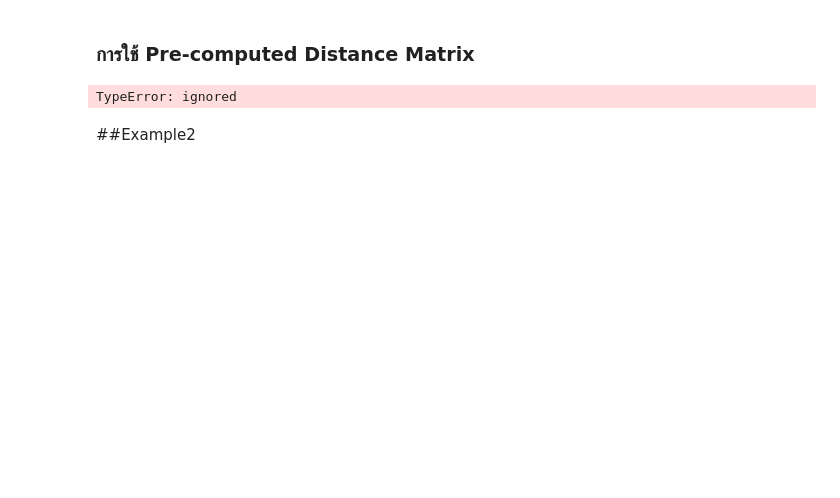
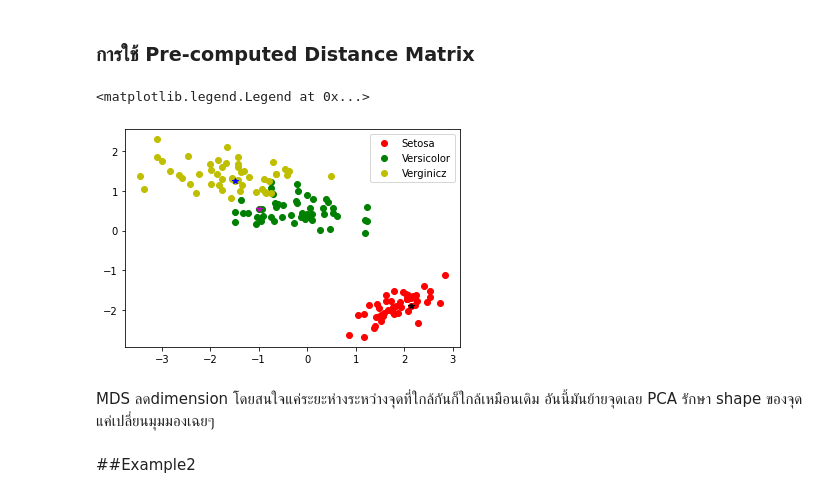
Before and after one commit to sskboonmee/multivariate, a Jupyter notebook: Chapter_4_MDS.ipynb, the cells around one changed output. Cells and saved outputs as stored; diff of their text form; code cells hidden in the pictures; blank space fills up the shorter version.

```diff
--- a/Chapter_4_MDS.ipynb
+++ b/Chapter_4_MDS.ipynb
@@ -128,9 +140,5 @@ plt.legend()
 # %% [markdown]
 ### การใช้ Pre-computed Distance Matrix
-# %%
-dis_matrix = pairwise_distances(example_df.iloc[:,:-1],matric = 'cityblock')
-# %% [output]
-TypeError: ignored
 # %%
 mds2 = MDS(n_components=2,dissimilarity='precomputed')
 # %%
@@ -138,5 +146,11 @@ new_mds2 = mds2.fit_transform(dis_matrix)
 # %%
 plt.plot(new_mds2[:50,0], new_mds2[:50,1],'or',label='Setosa')
 plt.plot(new_mds2[50:100,0],new_mds2[50:100,1],'og',label='Versicolor')
 plt.plot(new_mds2[100:,0], new_mds2[100:,1],'oy',label='Verginicz')
+plt.plot(new_mds2[6,0], new_mds2[6,1],'*k')
+plt.plot(new_mds2[56,0], new_mds2[56,1],'*m')
+plt.plot(new_mds2[116,0], new_mds2[116,1],'*b')
 plt.legend()
+# %% [output]
+<matplotlib.legend.Legend at 0x...>
+[figure, added]
@@ -143,3 +159,6 @@ plt.legend()
+# %% [markdown]
+MDS ลดdimension โดยสนใจแค่ระยะห่างระหว่างจุดที่ใกล้กันก็ใกล้เหมือนเดิม อันนี้มันย้ายจุดเลย
+PCA รักษา shape ของจุดแค่เปลี่ยนมุมมองเฉยๆ
 # %% [markdown]
 ##Example2
 # %%
```
Also changed, not shown: parts of 20 cells of this notebook.
